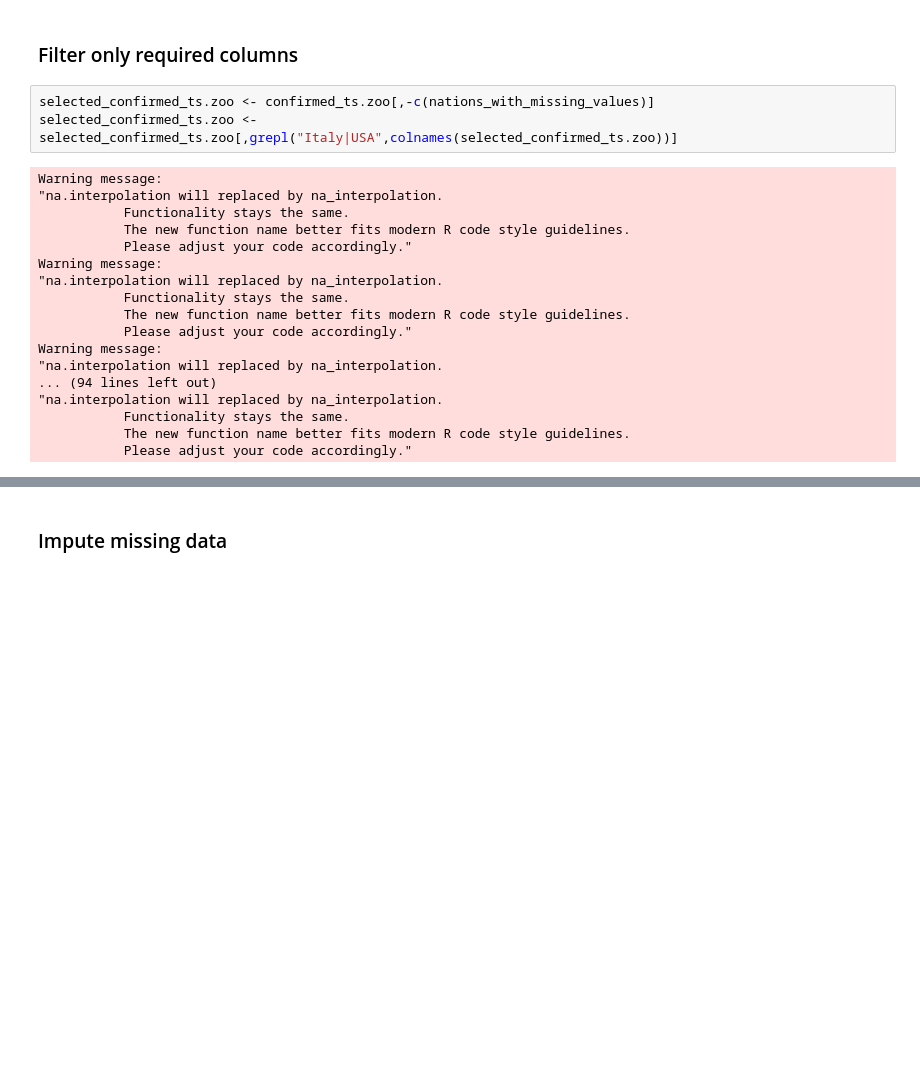
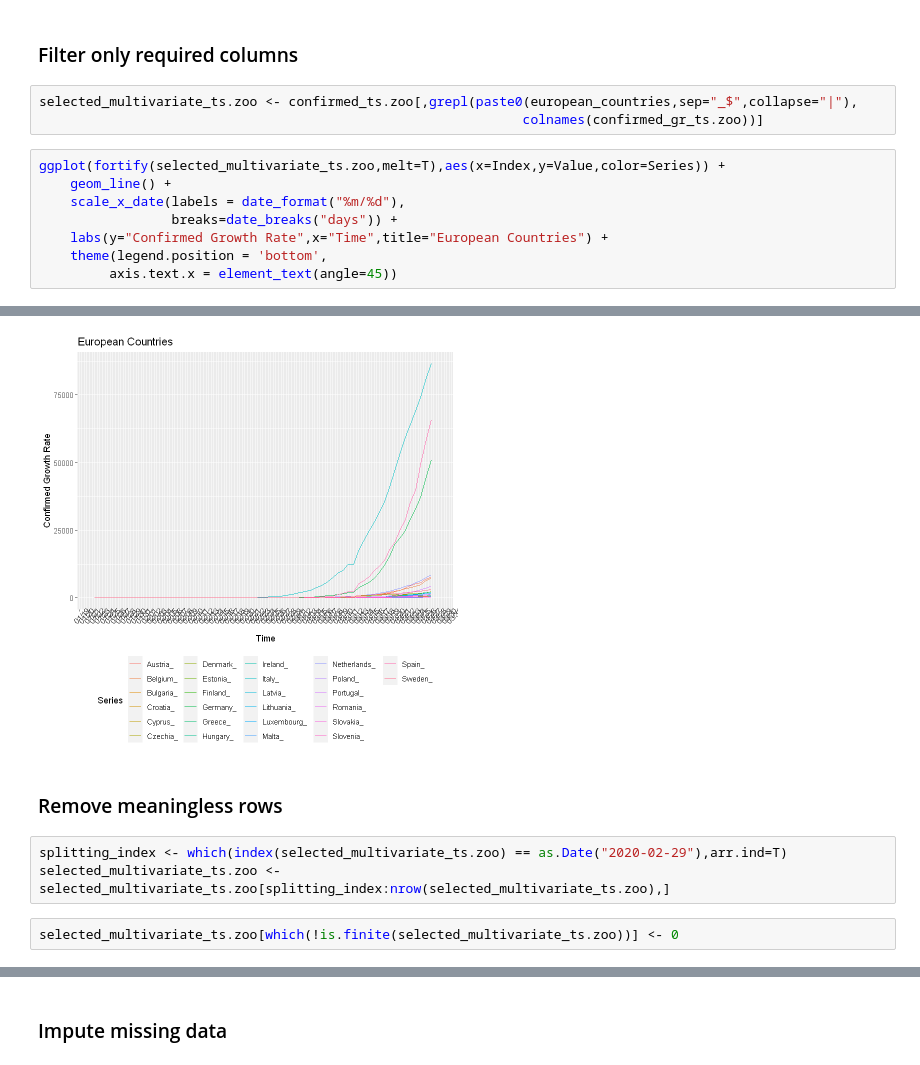
Before and after one commit to TheoVerhelst/ulb-mlg-time-series-impact, a Jupyter notebook: TimeSeriesClustering.ipynb, the cells around one changed output, grey strips where cells are left out. Drawn from its saved outputs; the diff is of its cells as text; blank space fills up the shorter version.

```diff
--- a/TimeSeriesClustering.ipynb
+++ b/TimeSeriesClustering.ipynb
@@ -233,24 +214,15 @@ plot(confirmed_hclust)
 ## Clustering only selected variables and pre-post analysis
 # %% [markdown]
 ### Filter only required columns
-# %%
-selected_confirmed_ts.zoo <- confirmed_ts.zoo[,-c(nations_with_missing_values)]
-selected_confirmed_ts.zoo <- selected_confirmed_ts.zoo[,grepl("Italy|USA",colnames(selected_confirmed_ts.zoo))]
-# %% [output]
-Warning message:
-"na.interpolation will replaced by na_interpolation.
-           Functionality stays the same.
-           The new function name better fits modern R code style guidelines.
-           Please adjust your code accordingly."
-Warning message:
-"na.interpolation will replaced by na_interpolation.
-           Functionality stays the same.
-           The new function name better fits modern R code style guidelines.
-           Please adjust your code accordingly."
-Warning message:
-"na.interpolation will replaced by na_interpolation.
-... (94 lines left out)
-"na.interpolation will replaced by na_interpolation.
-           Functionality stays the same.
-           The new function name better fits modern R code style guidelines.
-           Please adjust your code accordingly."
+# %%
+selected_multivariate_ts.zoo <- confirmed_ts.zoo[,grepl(paste0(european_countries,sep="_$",collapse="|"),
+                                                              colnames(confirmed_gr_ts.zoo))]
+# %%
+ggplot(fortify(selected_multivariate_ts.zoo,melt=T),aes(x=Index,y=Value,color=Series)) +
+    geom_line() +
+    scale_x_date(labels = date_format("%m/%d"),
+                 breaks=date_breaks("days")) +
+    labs(y="Confirmed Growth Rate",x="Time",title="European Countries") +
+    theme(legend.position = 'bottom',
+         axis.text.x = element_text(angle=45))
+# %% [output]
@@ -256,0 +231,8 @@ Warning message:
+[figure, added]
+# %% [markdown]
+### Remove meaningless rows
+# %%
+splitting_index <- which(index(selected_multivariate_ts.zoo) == as.Date("2020-02-29"),arr.ind=T)
+selected_multivariate_ts.zoo <- selected_multivariate_ts.zoo[splitting_index:nrow(selected_multivariate_ts.zoo),]
+# %%
+selected_multivariate_ts.zoo[which(!is.finite(selected_multivariate_ts.zoo))] <- 0
```
Also changed, not shown: parts of 24 cells of this notebook, 1 other file.
